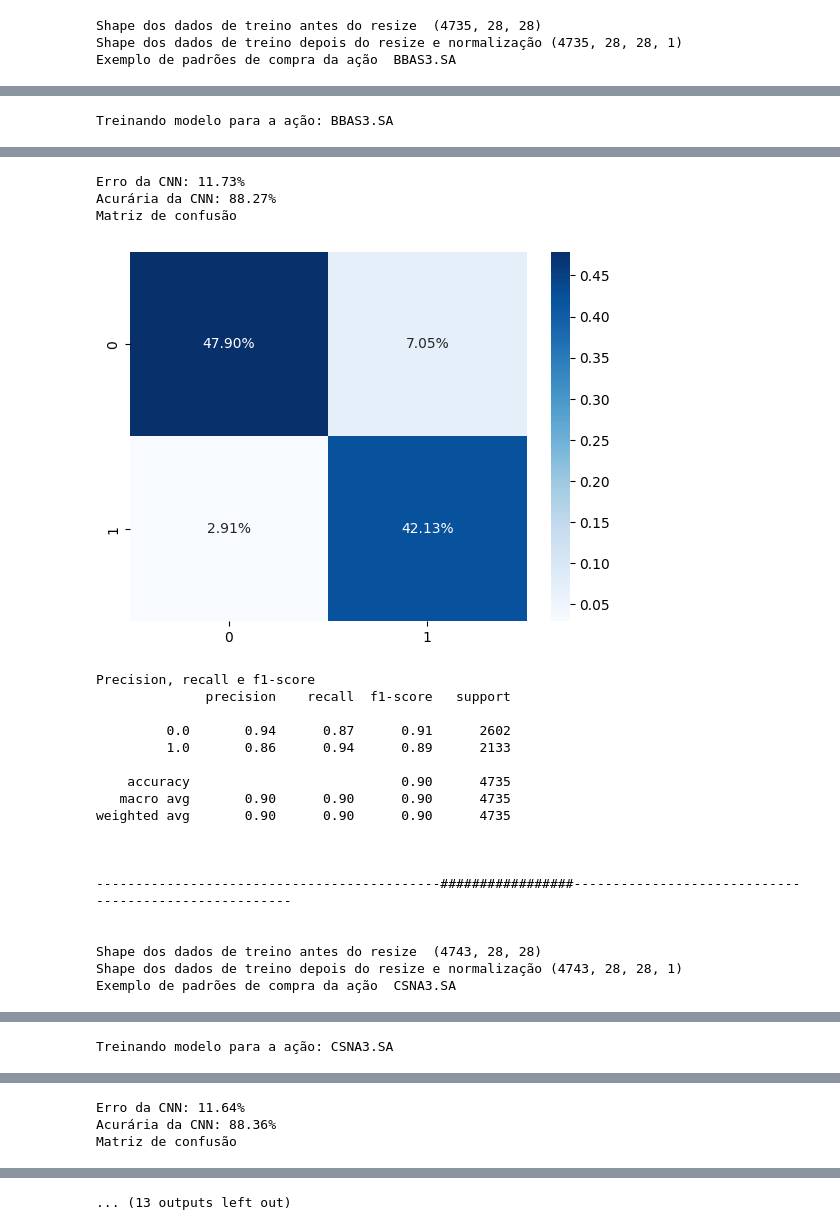
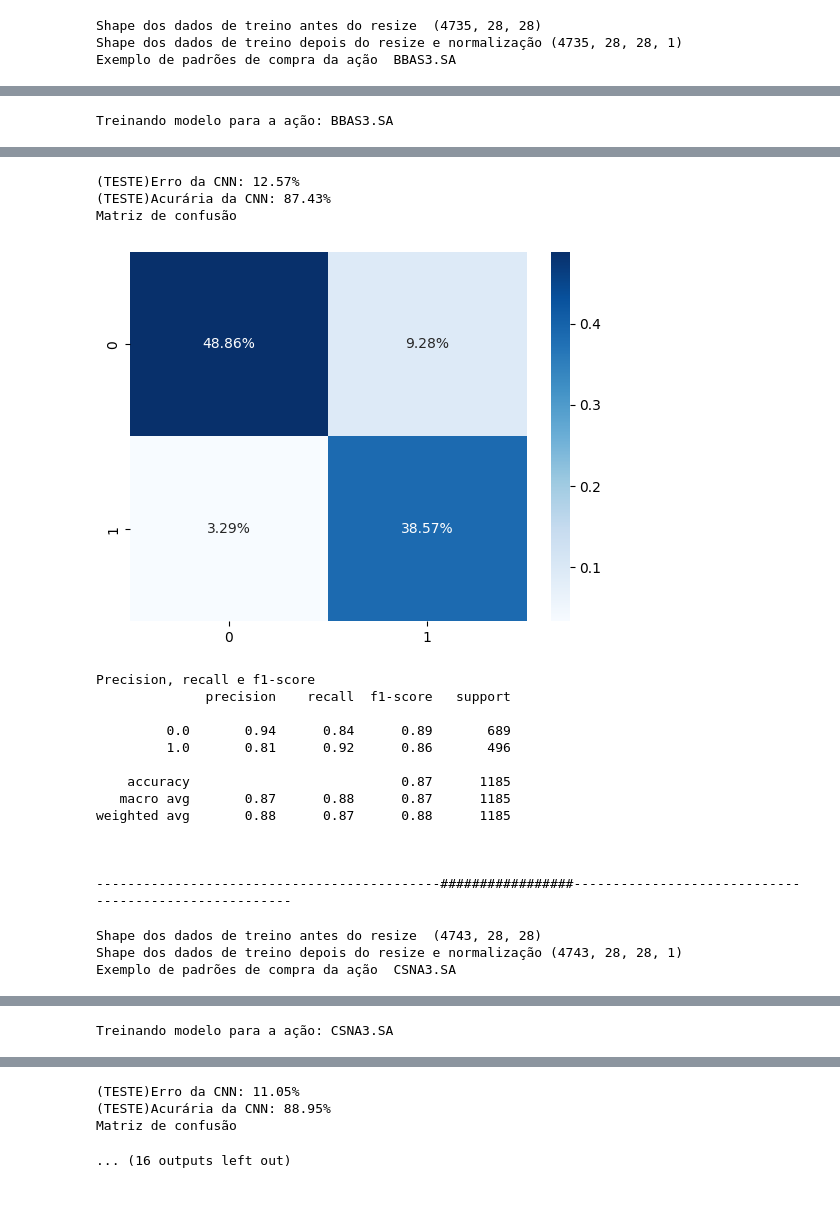
Before and after one commit to Verdant31/TCC-Deep-Learning, a Jupyter notebook: cnn.ipynb, the cells around one changed output, grey strips where cells are left out. Drawn from its saved outputs; the diff is of its cells as text; code cells hidden in the pictures; blank space fills up the shorter version.

Commit message:
using only test data to show metrics

```diff
--- a/cnn.ipynb
+++ b/cnn.ipynb
@@ -51,6 +51,9 @@ actions = ["BBAS3.SA", "CSNA3.SA", "PETR4.SA", "VALE3.SA"]
 
 img_rows, img_cols = 28, 28
 input_shape = (img_rows, img_cols, 1)
+
+val_accuracies = []
+train_accuracies = []
 
 for action in actions:
   training_buy_path = "./" + action + "./imagens/treino/comprar"
@@ -102,21 +105,24 @@ for action in actions:
   x_test = x_test.reshape(x_test.shape[0], img_rows, img_cols, 1)
   x_test = x_test / 255
 
+  train_scores = model.evaluate(x_train, y_train, verbose=0)
   scores = model.evaluate(x_test, y_test, verbose=0)
-  print("Erro da CNN: %.2f%%" % (100-scores[1]*100))
-  print("Acurária da CNN: %.2f%%" % (scores[1]*100))
+  print("(TESTE)Erro da CNN: %.2f%%" % (100-scores[1]*100))
+  print("(TESTE)Acurária da CNN: %.2f%%" % (scores[1]*100))
 
+  val_accuracies.append(scores[1])
+  train_accuracies.append(train_scores[1])
 
   print("Matriz de confusão")
-  y_pred = model.predict(x_train, verbose = 0)
+  y_pred = model.predict(x_test, verbose = 0)
   y_pred = np.array(np.round(y_pred))
-  y_train = np.array(y_train)
-  cf_matrix = confusion_matrix(y_train, y_pred)
+  y_test = np.array(y_test)
+  cf_matrix = confusion_matrix(y_test, y_pred)
   sns.heatmap(cf_matrix/np.sum(cf_matrix), annot=True, fmt='.2%', cmap='Blues')
   plt.show()
 
   print("Precision, recall e f1-score")
-  print(classification_report(y_train, y_pred))
+  print(classification_report(y_test, y_pred))
 
   print("\n")
   print("--------------------------------------------#################------------------------------------------------------")
@@ -132,24 +138,22 @@ Treinando modelo para a ação: BBAS3.SA
-Erro da CNN: 11.73%
-Acurária da CNN: 88.27%
+(TESTE)Erro da CNN: 12.57%
+(TESTE)Acurária da CNN: 87.43%
 Matriz de confusão
-[figure, old version]
+[figure, new version]
 Precision, recall e f1-score
               precision    recall  f1-score   support
 
-         0.0       0.94      0.87      0.91      2602
-         1.0       0.86      0.94      0.89      2133
+         0.0       0.94      0.84      0.89       689
+         1.0       0.81      0.92      0.86       496
 
-    accuracy                           0.90      4735
-   macro avg       0.90      0.90      0.90      4735
-weighted avg       0.90      0.90      0.90      4735
+    accuracy                           0.87      1185
+   macro avg       0.87      0.88      0.87      1185
+weighted avg       0.88      0.87      0.88      1185
 
 
 
 --------------------------------------------#################------------------------------------------------------
-
-
-Shape dos dados de treino antes do resize  (4743, 28, 28)
-Shape dos dados de treino depois do resize e normalização (4743, 28, 28, 1)
-Exemplo de padrões de compra da ação  CSNA3.SA
+Shape dos dados de treino antes do resize  (4743, 28, 28)
+Shape dos dados de treino depois do resize e normalização (4743, 28, 28, 1)
+Exemplo de padrões de compra da ação  CSNA3.SA
 [figure]
-Treinando modelo para a ação: CSNA3.SA
+Treinando modelo para a ação: CSNA3.SA
@@ -157,3 +160,0 @@ Treinando modelo para a ação: CSNA3.SA
-Erro da CNN: 11.64%
-Acurária da CNN: 88.36%
-Matriz de confusão
@@ -161 +161,4 @@ Matriz de confusão
-... (13 outputs left out)
+(TESTE)Erro da CNN: 11.05%
+(TESTE)Acurária da CNN: 88.95%
+Matriz de confusão
+... (16 outputs left out)
```
Also changed, not shown: parts of 2 cells of this notebook, 7 other files.
